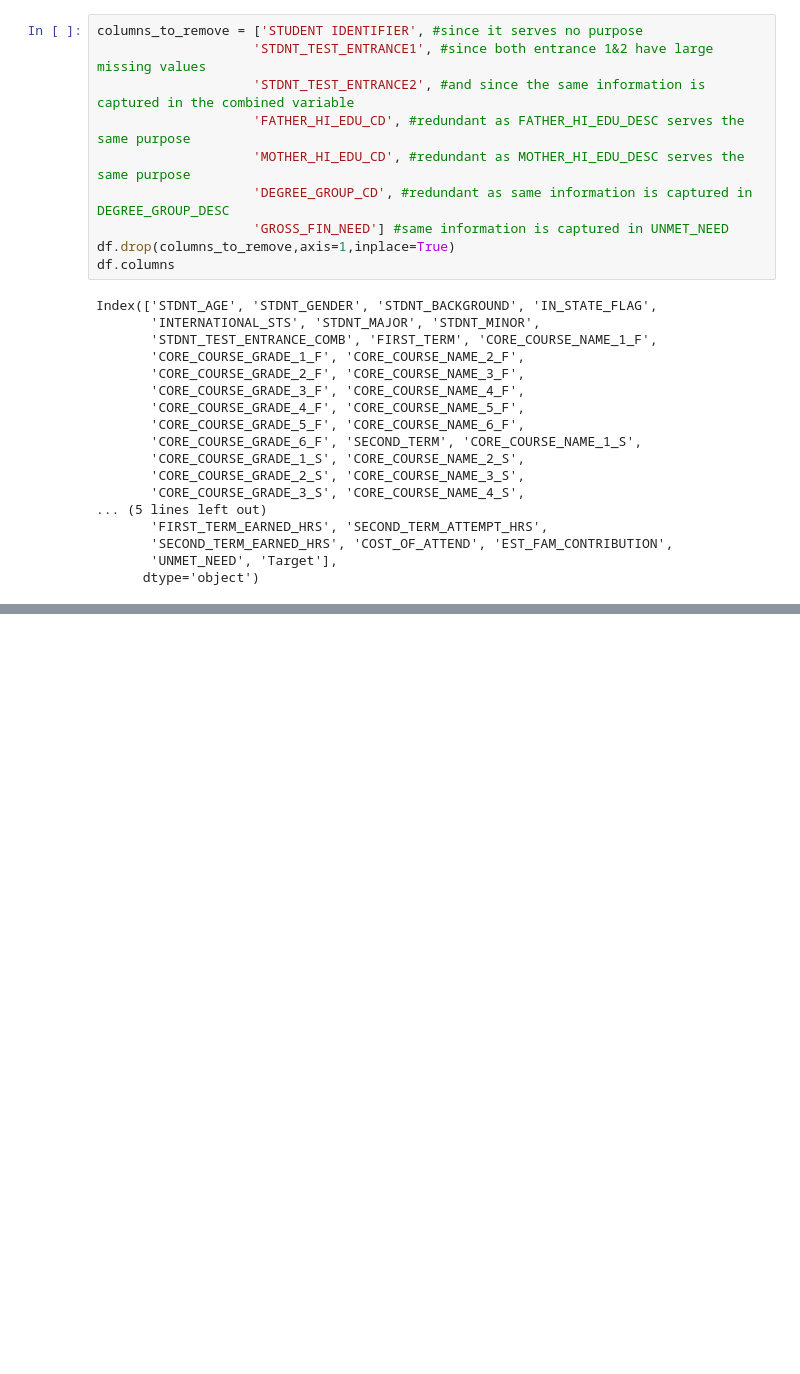
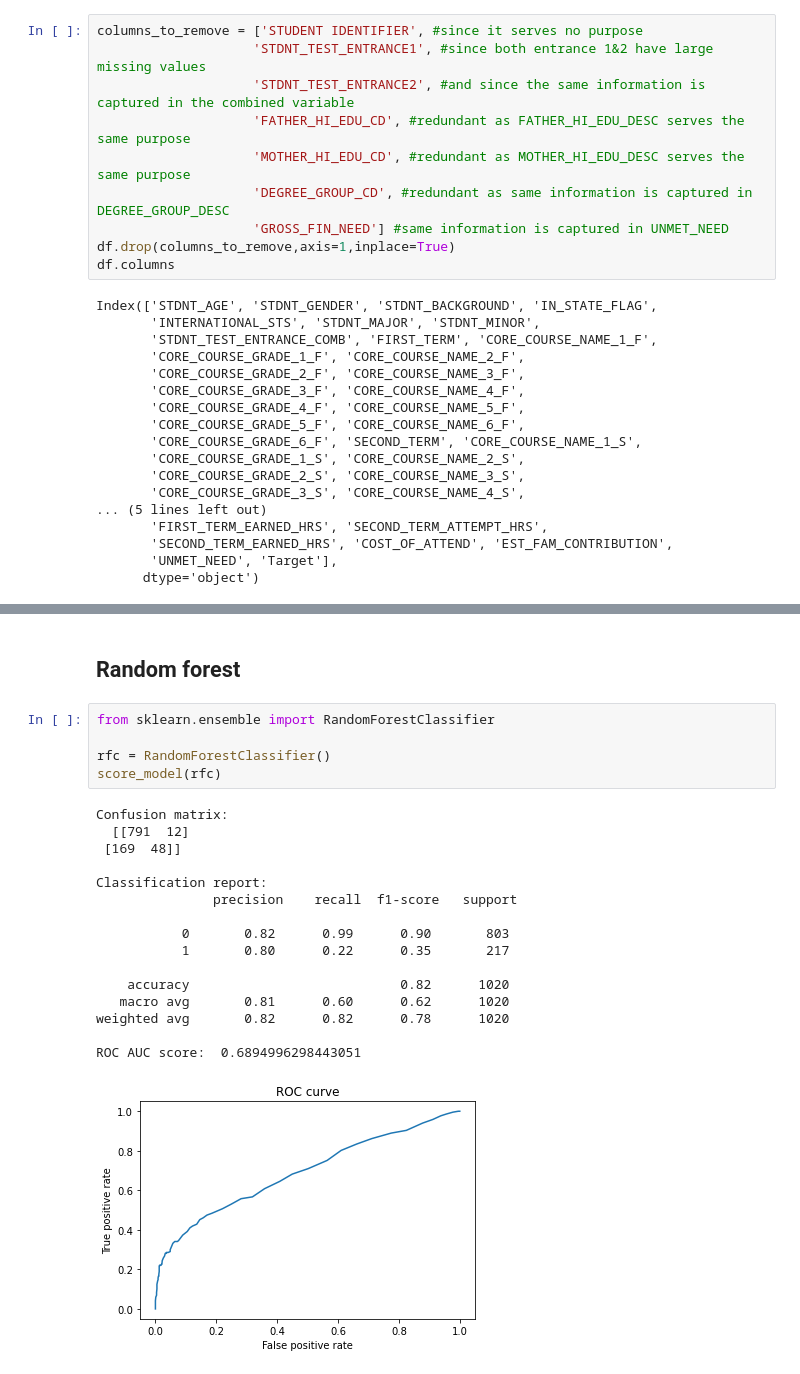
Before and after one commit to Jobin-Nelson/Student_attrition, a Jupyter notebook: src/Student_attrition.ipynb, the cells around one changed output, grey strips where cells are left out. Drawn from its saved outputs; the diff is of its cells as text; blank space fills up the shorter version.

```diff
--- a/src/pilot.ipynb
+++ b/src/Student_attrition.ipynb
@@ -845,0 +1234,24 @@ Index(['STDNT_AGE', 'STDNT_GENDER', 'STDNT_BACKGROUND', 'IN_STATE_FLAG',
+# %% [markdown]
+## Random forest
+# %%
+from sklearn.ensemble import RandomForestClassifier
+
+rfc = RandomForestClassifier()
+score_model(rfc)
+# %% [output]
+Confusion matrix:
+  [[791  12]
+ [169  48]]
+
+Classification report:
+               precision    recall  f1-score   support
+
+           0       0.82      0.99      0.90       803
+           1       0.80      0.22      0.35       217
+
+    accuracy                           0.82      1020
+   macro avg       0.81      0.60      0.62      1020
+weighted avg       0.82      0.82      0.78      1020
+
+ROC AUC score:  0.6894996298443051
+[figure, added]
```
Also changed, not shown: parts of 51 cells of this notebook, 3 other files.
